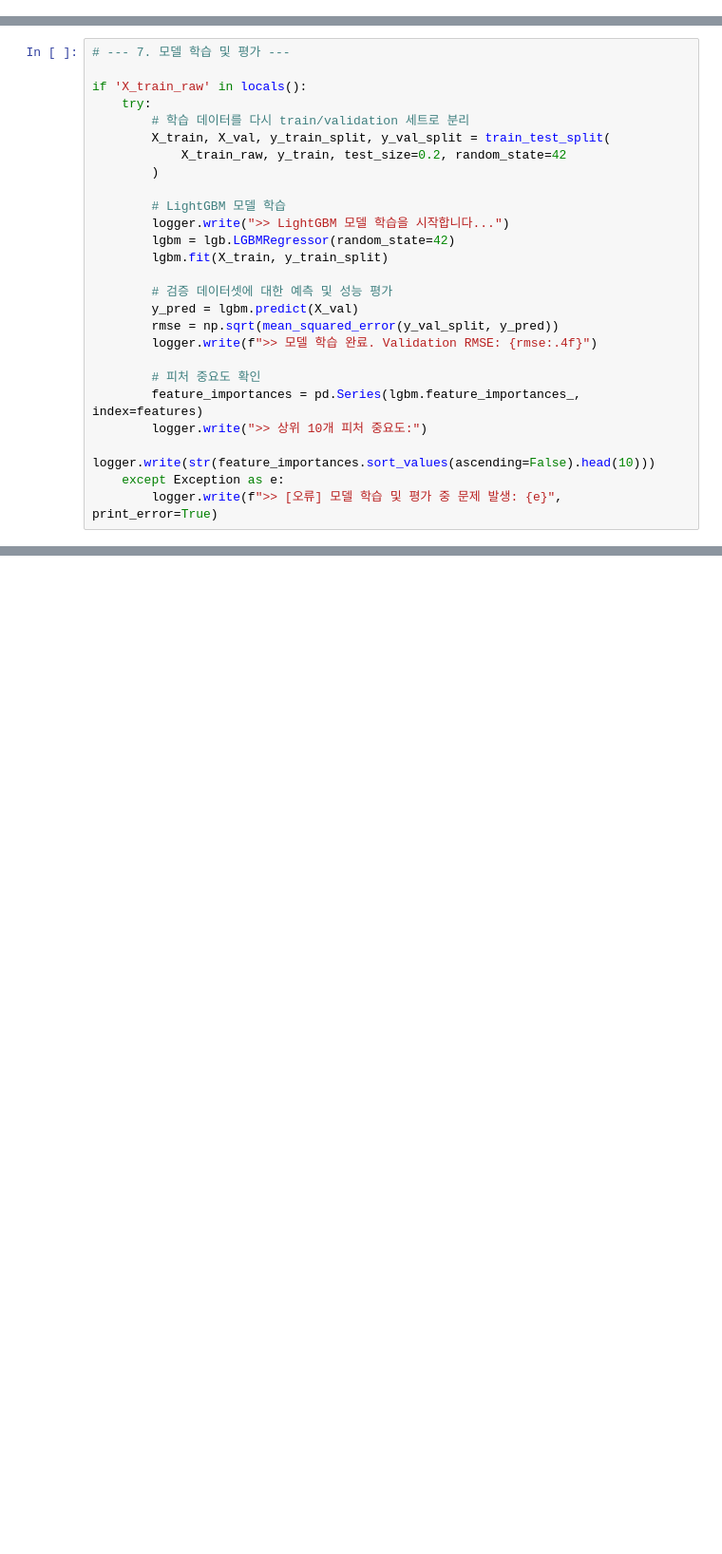
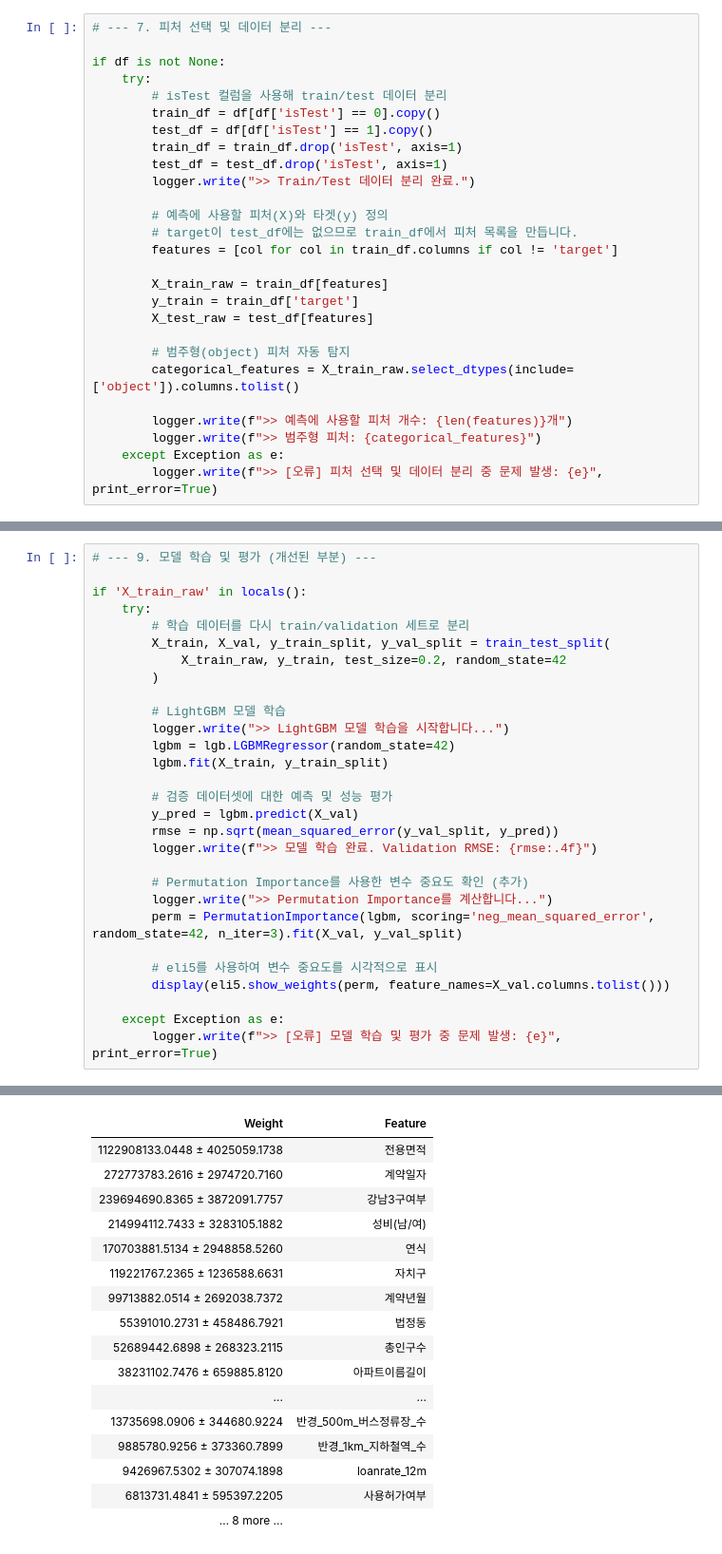
Before and after one commit to nimnusmik/upstageailab-ml-competition-ml-5, a Jupyter notebook: notebooks/price-prediction/price_prediction.ipynb, the cells around one changed output, grey strips where cells are left out. Shown at 95% size. Drawn from its saved outputs; the diff is of its cells as text; blank space fills up the shorter version.

```diff
--- a/notebooks/price-prediction/price_prediction.ipynb
+++ b/notebooks/price-prediction/price_prediction.ipynb
@@ -122,0 +165,27 @@ if 'X_train_raw' in locals():
+# %%
+# --- 7. 피처 선택 및 데이터 분리 ---
+
+if df is not None:
+    try:
+        # isTest 컬럼을 사용해 train/test 데이터 분리
+        train_df = df[df['isTest'] == 0].copy()
+        test_df = df[df['isTest'] == 1].copy()
+        train_df = train_df.drop('isTest', axis=1)
+        test_df = test_df.drop('isTest', axis=1)
+        logger.write(">> Train/Test 데이터 분리 완료.")
+
+        # 예측에 사용할 피처(X)와 타겟(y) 정의
+        # target이 test_df에는 없으므로 train_df에서 피처 목록을 만듭니다.
+        features = [col for col in train_df.columns if col != 'target']
+
+        X_train_raw = train_df[features]
+        y_train = train_df['target']
+        X_test_raw = test_df[features]
+
+        # 범주형(object) 피처 자동 탐지
+        categorical_features = X_train_raw.select_dtypes(include=['object']).columns.tolist()
+
+        logger.write(f">> 예측에 사용할 피처 개수: {len(features)}개")
+        logger.write(f">> 범주형 피처: {categorical_features}")
+    except Exception as e:
+        logger.write(f">> [오류] 피처 선택 및 데이터 분리 중 문제 발생: {e}", print_error=True)
@@ -123,5 +216,5 @@ if 'X_train_raw' in locals():
 # %%
-# --- 7. 모델 학습 및 평가 ---
+# --- 9. 모델 학습 및 평가 (개선된 부분) ---
 
 if 'X_train_raw' in locals():
     try:
@@ -140,9 +233,13 @@ if 'X_train_raw' in locals():
         rmse = np.sqrt(mean_squared_error(y_val_split, y_pred))
         logger.write(f">> 모델 학습 완료. Validation RMSE: {rmse:.4f}")
 
-        # 피처 중요도 확인
-        feature_importances = pd.Series(lgbm.feature_importances_, index=features)
-        logger.write(">> 상위 10개 피처 중요도:")
-        logger.write(str(feature_importances.sort_values(ascending=False).head(10)))
+        # Permutation Importance를 사용한 변수 중요도 확인 (추가)
+        logger.write(">> Permutation Importance를 계산합니다...")
+        perm = PermutationImportance(lgbm, scoring='neg_mean_squared_error', random_state=42, n_iter=3).fit(X_val, y_val_split)
+
+        # eli5를 사용하여 변수 중요도를 시각적으로 표시
+        display(eli5.show_weights(perm, feature_names=X_val.columns.tolist()))
+
     except Exception as e:
         logger.write(f">> [오류] 모델 학습 및 평가 중 문제 발생: {e}", print_error=True)
+# %% [output]
@@ -148,0 +255,17 @@ if 'X_train_raw' in locals():
+| Weight | Feature |
+| 1122908133.0448 ± 4025059.1738 | 전용면적 |
+| 272773783.2616 ± 2974720.7160 | 계약일자 |
+| 239694690.8365 ± 3872091.7757 | 강남3구여부 |
+| 214994112.7433 ± 3283105.1882 | 성비(남/여) |
+| 170703881.5134 ± 2948858.5260 | 연식 |
+| 119221767.2365 ± 1236588.6631 | 자치구 |
+| 99713882.0514 ± 2692038.7372 | 계약년월 |
+| 55391010.2731 ± 458486.7921 | 법정동 |
+| 52689442.6898 ± 268323.2115 | 총인구수 |
+| 38231102.7476 ± 659885.8120 | 아파트이름길이 |
+| ... | ... |
+| 13735698.0906 ± 344680.9224 | 반경_500m_버스정류장_수 |
+| 9885780.9256 ± 373360.7899 | 반경_1km_지하철역_수 |
+| 9426967.5302 ± 307074.1898 | loanrate_12m |
+| 6813731.4841 ± 595397.2205 | 사용허가여부 |
+| … 8 more … |  |
```
Also changed, not shown: parts of 11 cells of this notebook, 2 other files.
